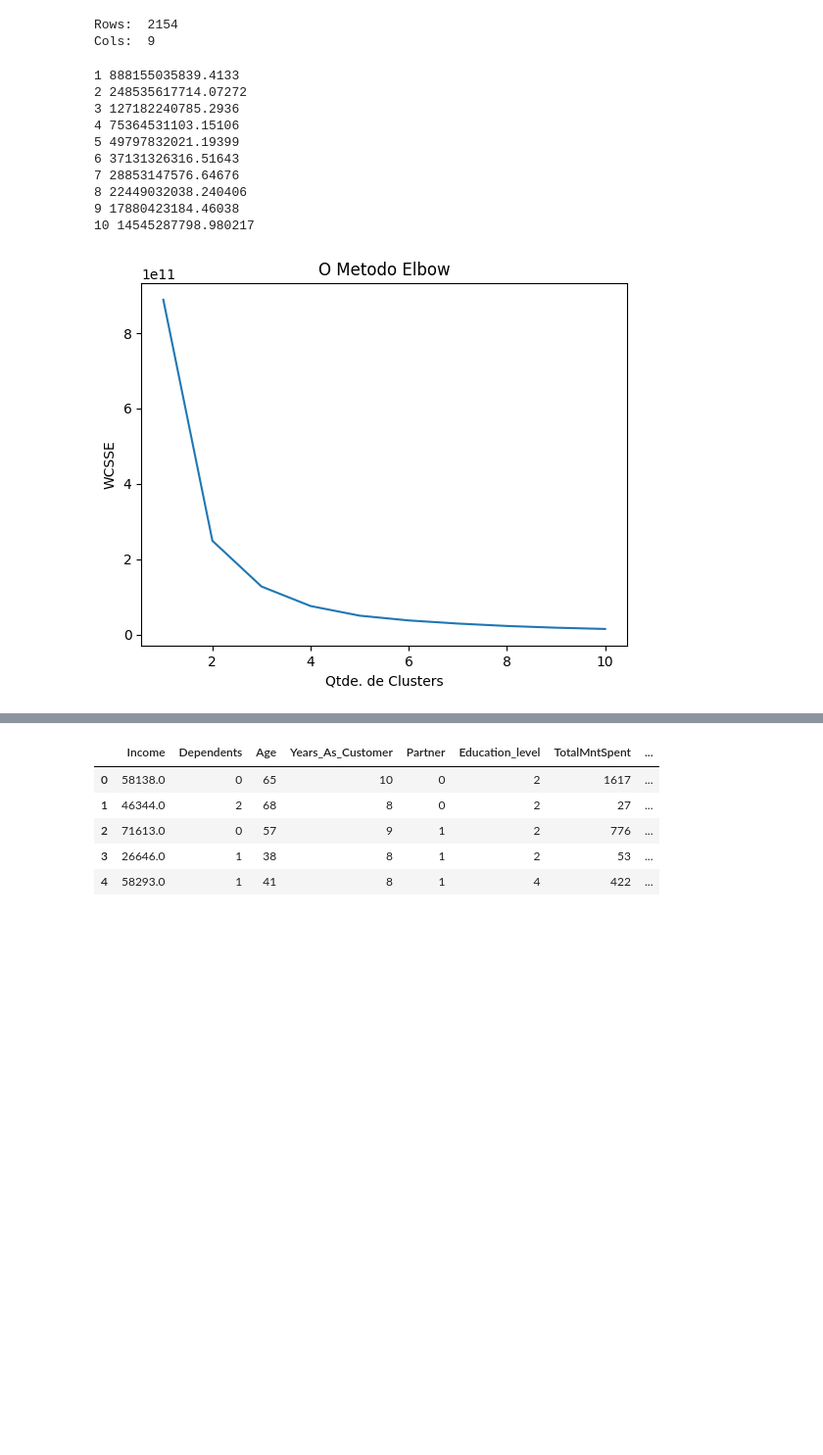
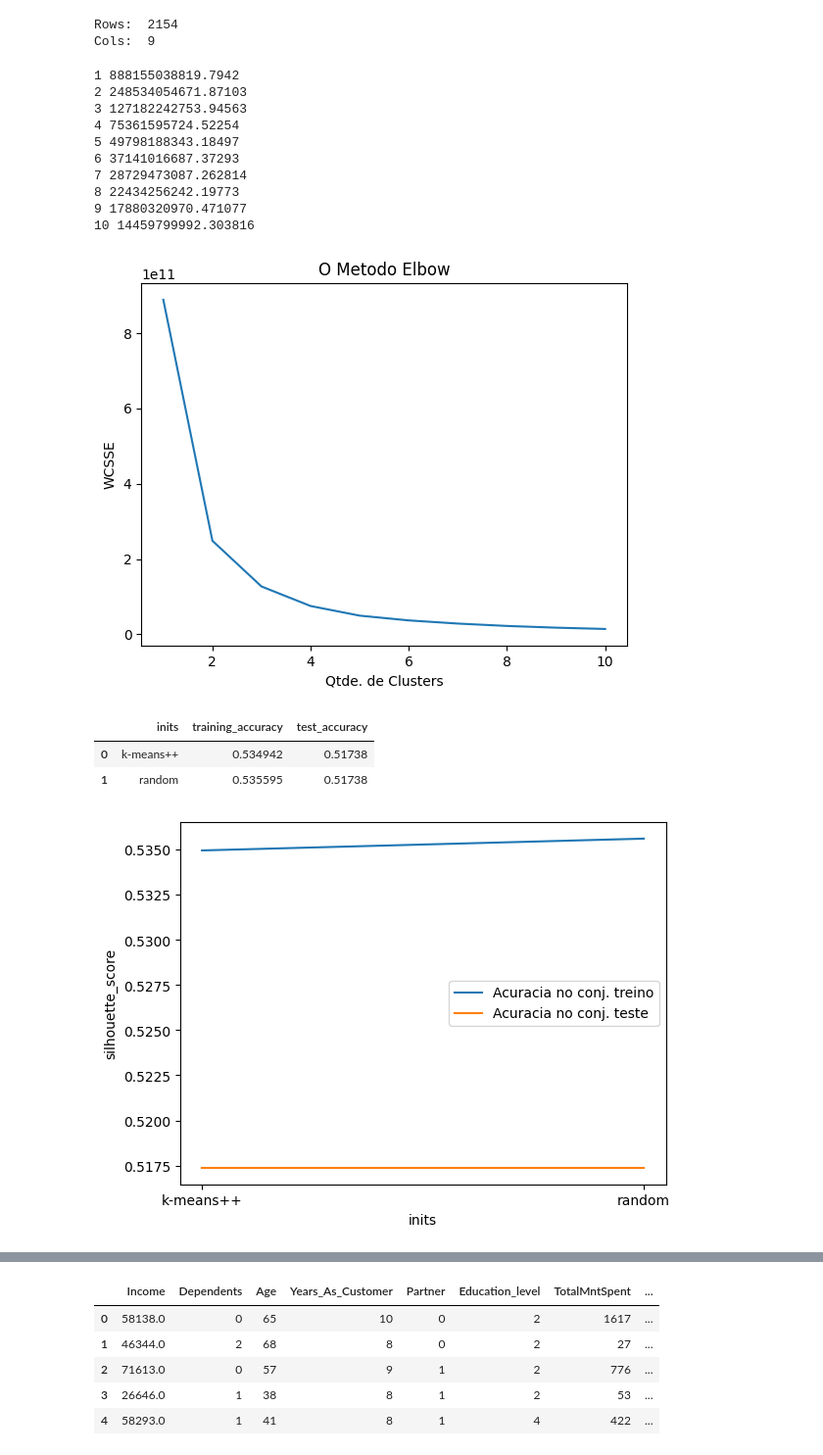
Before and after one commit to DanielSLucas/introducaoDataScience, a Jupyter notebook: praticando/customers/customers.ipynb, the cells around one changed output, grey strips where cells are left out. Shown: that part at 98% size. Saved outputs shown, nothing was run; the diff lists cells and outputs as text; code cells hidden in the pictures; blank space fills up the shorter version.

```diff
--- a/praticando/customers/customers.ipynb
+++ b/praticando/customers/customers.ipynb
@@ -169,7 +170,7 @@ Cols:  9
 wcsse = []
 maxclusters = 11
 for i in range(1, maxclusters):
-  kmeans = KMeans(n_clusters = i, init = 'random')
+  kmeans = KMeans(n_clusters = i)
   kmeans.fit(df)
   print (i,kmeans.inertia_)
   wcsse.append(kmeans.inertia_)
@@ -180,14 +181,49 @@ plt.xlabel('Qtde. de Clusters')
 plt.ylabel('WCSSE') # Within Cluster Sum of Squares
 plt.show()
 # %% [output]
-1 888155035839.4133
-2 248535617714.07272
-3 127182240785.2936
-4 75364531103.15106
-5 49797832021.19399
-6 37131326316.51643
-7 28853147576.64676
-8 22449032038.240406
-9 17880423184.46038
-10 14545287798.980217
+1 888155038819.7942
+2 248534054671.87103
+3 127182242753.94563
+4 75361595724.52254
+5 49798188343.18497
+6 37141016687.37293
+7 28729473087.262814
+8 22434256242.19773
+9 17880320970.471077
+10 14459799992.303816
 [figure]
+# %%
+from sklearn.model_selection import train_test_split
+
+df_train, df_test = train_test_split(
+  df,
+  random_state=1,
+  test_size=0.2
+)
+# %%
+training_accuracy = []
+test_accuracy = []
+
+inits = ["k-means++", "random"]
+
+for init in inits:
+  model = KMeans(n_clusters = 4, init = init).fit(df_train)
+  training_accuracy.append(silhouette_score(df_train, model.labels_))
+  test_accuracy.append(silhouette_score(df_test, kmeans.predict(df_test)))
+
+plt.plot(inits, training_accuracy, label='Acuracia no conj. treino')
+plt.plot(inits, test_accuracy, label='Acuracia no conj. teste')
+plt.ylabel('silhouette_score')
+plt.xlabel('inits')
+plt.legend()
+
+pd.DataFrame({
+  "inits": inits,
+  "training_accuracy": training_accuracy,
+  "test_accuracy":test_accuracy
+})
+# %% [output]
+|  | inits | training_accuracy | test_accuracy |
+| 0 | k-means++ | 0.534942 | 0.51738 |
+| 1 | random | 0.535595 | 0.51738 |
+[figure, added]
```
Also changed, not shown: parts of 12 cells of this notebook.
